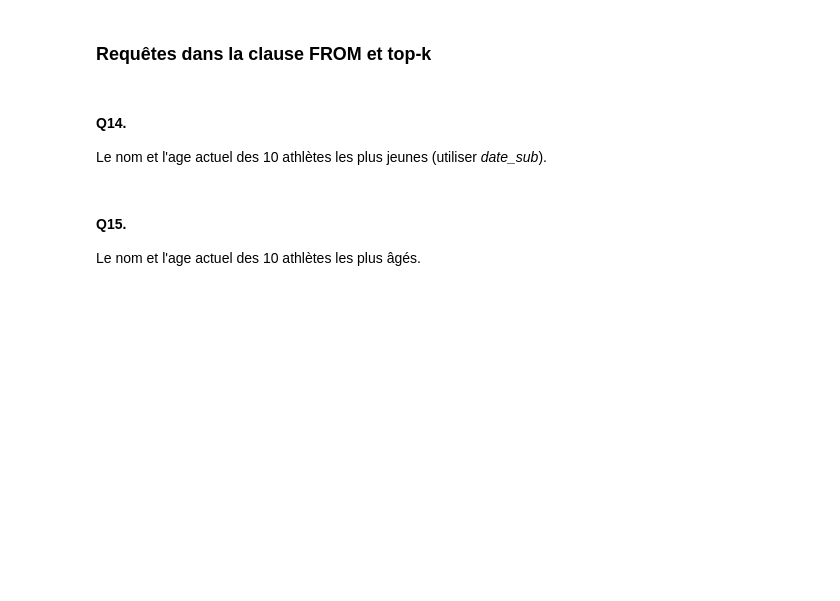
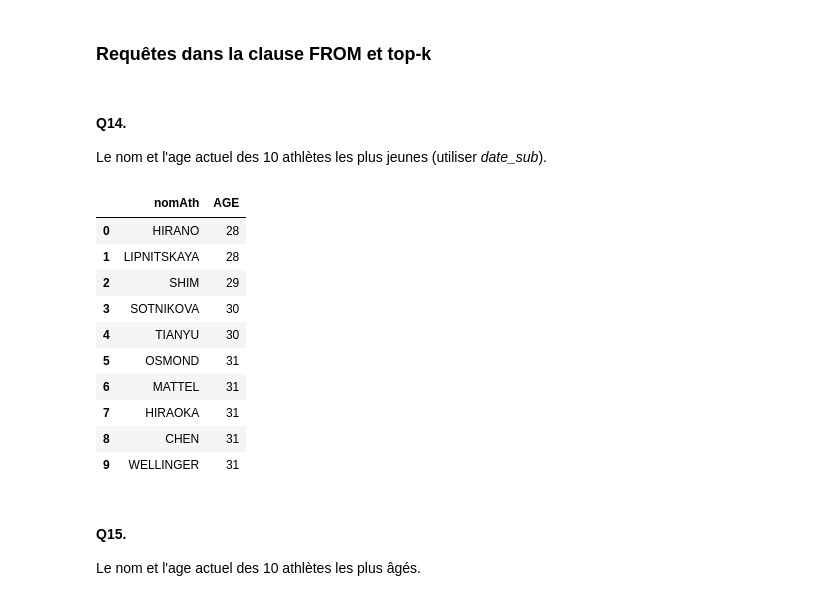
Before and after one commit to A-Aboo/UL2IN0019, a Jupyter notebook: TME 8 Compléments SQL-20260423/TD_TP_8_ETUDIANTS.ipynb, the cells around one changed output. Saved outputs shown, nothing was run; the diff lists cells and outputs as text; code cells hidden in the pictures; blank space fills up the shorter version.

```diff
--- a/TME 8 Compléments SQL-20260423/TD_TP_8_ETUDIANTS.ipynb
+++ b/TME 8 Compléments SQL-20260423/TD_TP_8_ETUDIANTS.ipynb
@@ -496,10 +529,26 @@ db.execute(query).df()
 Le nom et l'age actuel des 10 athlètes les plus jeunes (utiliser *date_sub*).
 # %%
 query="""
+select a.nomath , year (current_date) - year (a.datenaissance) as AGE
 
+from athlete a
+order by a.datenaissance desc
+limit 10
 """
 
 db.execute(query).df()
+# %% [output]
+|  | nomAth | AGE |
+| 0 | HIRANO | 28 |
+| 1 | LIPNITSKAYA | 28 |
+| 2 | SHIM | 29 |
+| 3 | SOTNIKOVA | 30 |
+| 4 | TIANYU | 30 |
+| 5 | OSMOND | 31 |
+| 6 | MATTEL | 31 |
+| 7 | HIRAOKA | 31 |
+| 8 | CHEN | 31 |
+| 9 | WELLINGER | 31 |
 # %% [markdown]
 #### **Q15**.
 Le nom et l'age actuel des 10 athlètes les plus âgés.
```
Also changed, not shown: parts of 6 cells of this notebook.
